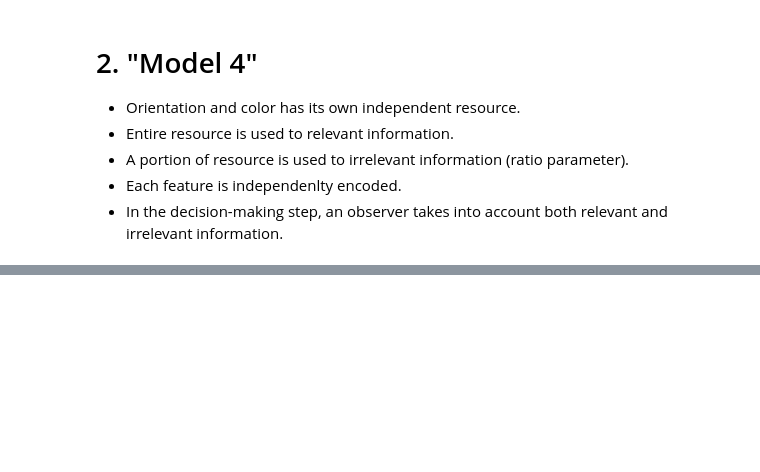
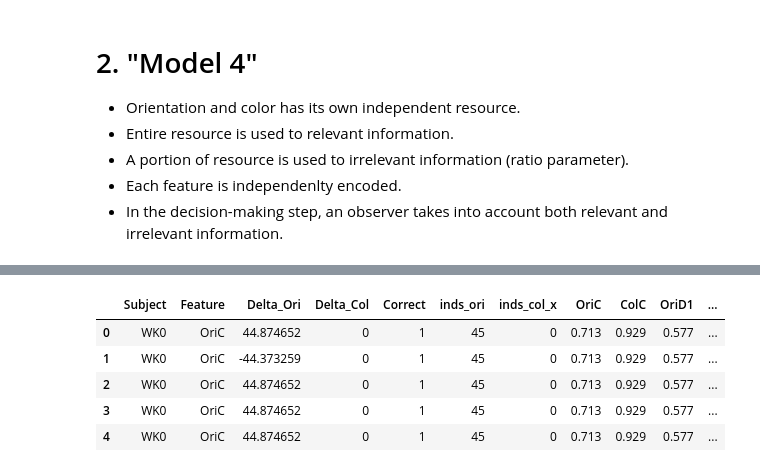
Before and after one commit to hongsups/vstm_vp, a Jupyter notebook: two_feature_model_comparision_Exp3.ipynb, the cells around one changed output, grey strips where cells are left out. Cells and saved outputs as stored; diff of their text form; code cells hidden in the pictures; blank space fills up the shorter version.

```diff
--- a/two_feature_model_comparision_Exp3.ipynb
+++ b/two_feature_model_comparision_Exp3.ipynb
@@ -150,0 +394,9 @@ def compute_ds(J_bar,tau,target,delta,n_change):
+# %%
+data_ori.head()
+# %% [output]
+|  | Subject | Feature | Delta_Ori | Delta_Col | Correct | inds_ori | inds_col_x | OriC | ColC | OriD1 | ... |
+| 0 | WK0 | OriC | 44.874652 | 0 | 1 | 45 | 0 | 0.713 | 0.929 | 0.577 | ... |
+| 1 | WK0 | OriC | -44.373259 | 0 | 1 | 45 | 0 | 0.713 | 0.929 | 0.577 | ... |
+| 2 | WK0 | OriC | 44.874652 | 0 | 1 | 45 | 0 | 0.713 | 0.929 | 0.577 | ... |
+| 3 | WK0 | OriC | 44.874652 | 0 | 1 | 45 | 0 | 0.713 | 0.929 | 0.577 | ... |
+| 4 | WK0 | OriC | 44.874652 | 0 | 1 | 45 | 0 | 0.713 | 0.929 | 0.577 | ... |
```
Also changed, not shown: parts of 25 cells of this notebook.
